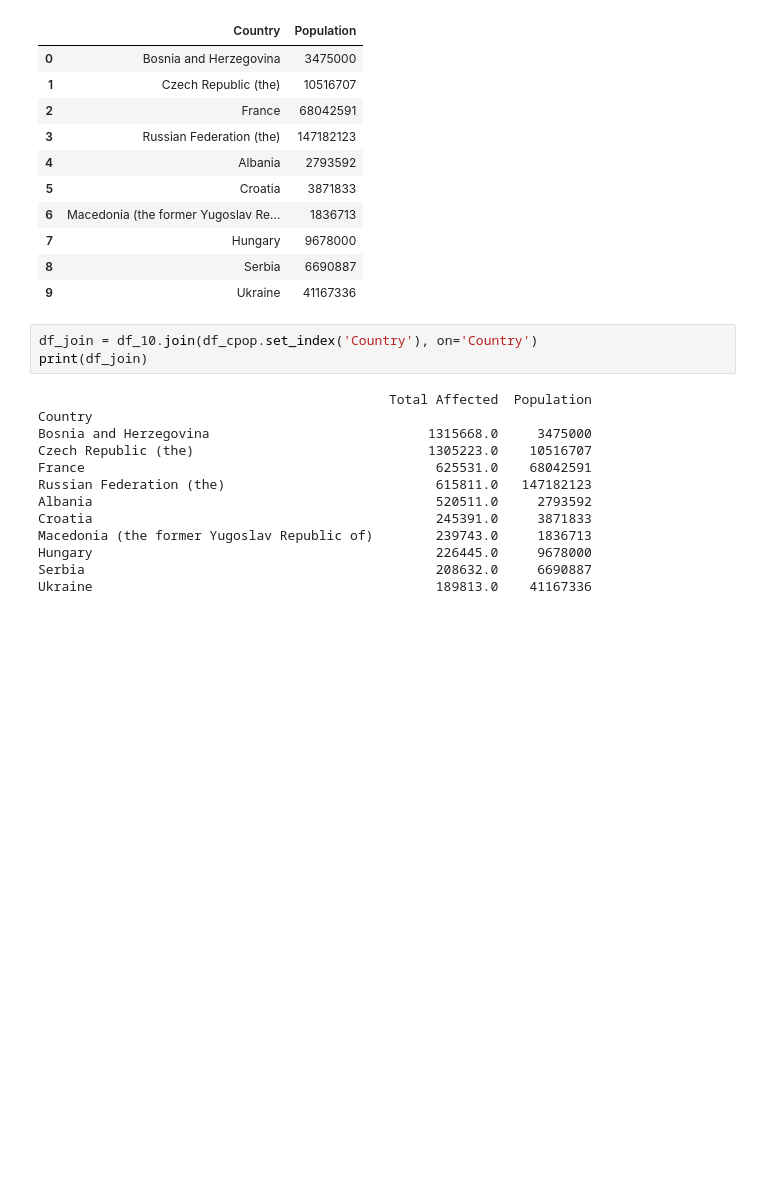
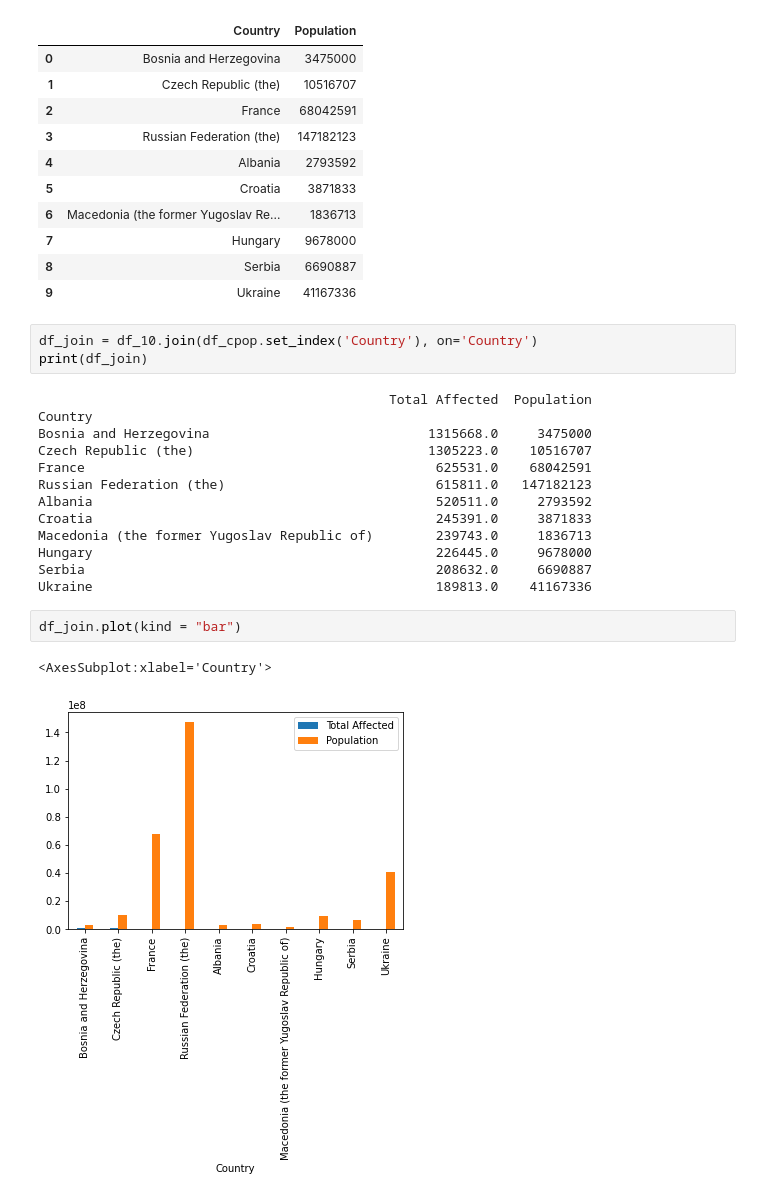
Before and after one commit to IrinaS-D/Data_analysis_samples, a Jupyter notebook: Earthquake_impact.ipynb, the cells around one changed output. Saved outputs shown, nothing was run; the diff lists cells and outputs as text; blank space fills up the shorter version.

```diff
--- a/Earthquake_impact.ipynb
+++ b/Earthquake_impact.ipynb
@@ -151,3 +151,8 @@ Macedonia (the former Yugoslav Republic of)        239743.0     1836713
 Hungary                                            226445.0     9678000
 Serbia                                             208632.0     6690887
 Ukraine                                            189813.0    41167336
+# %%
+df_join.plot(kind = "bar")
+# %% [output]
+<AxesSubplot:xlabel='Country'>
+[figure, added]
```
Also changed, not shown: parts of 10 cells of this notebook.
